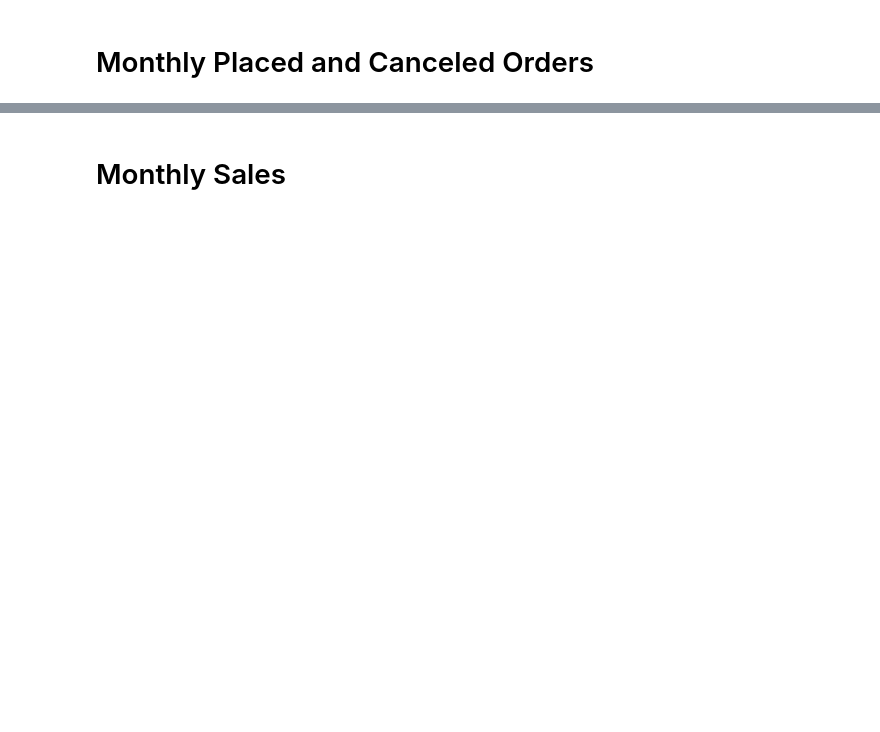
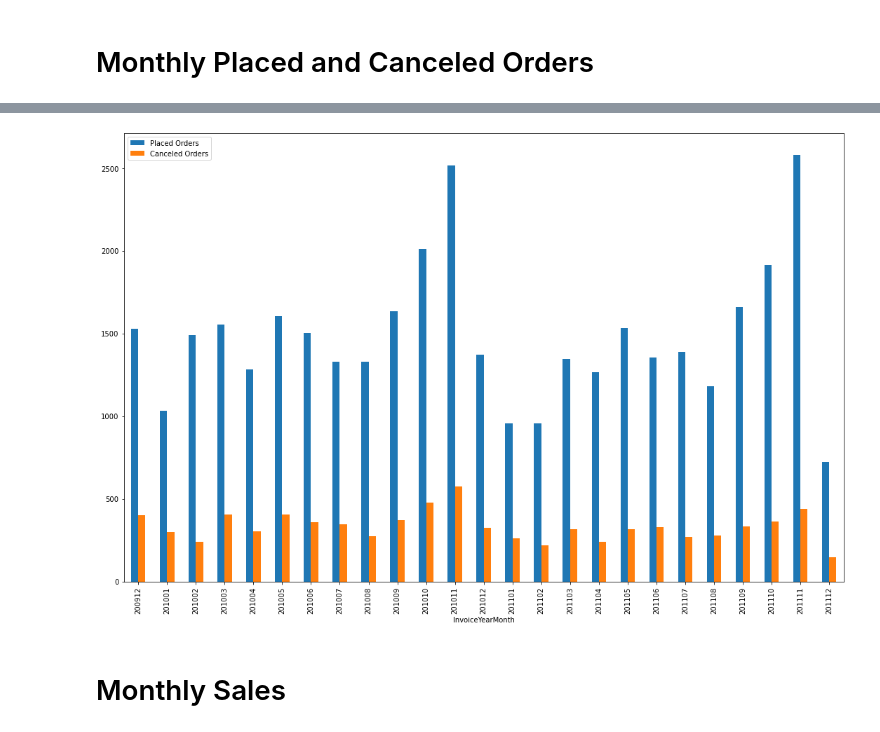
Before and after one commit to jarviscanada/jarvis_data_eng_CurtisLopes, a Jupyter notebook: python_data_analytics/retail_data_analytics_wrangling.ipynb, the cells around one changed output, grey strips where cells are left out. Drawn from its saved outputs; the diff is of its cells as text; code cells hidden in the pictures; blank space fills up the shorter version.

```diff
--- a/python_data_analytics/retail_data_analytics_wrangling.ipynb
+++ b/python_data_analytics/retail_data_analytics_wrangling.ipynb
@@ -254,6 +250,46 @@ plt.show()
 ![](https://i.imgur.com/tmLsPDf.jpg)
 
 ---
+# %%
+import pandas as pd
+import matplotlib.pyplot as plt
+
+retail_df['invoice_date'] = pd.to_datetime(retail_df['invoice_date'])
+
+# Create YYYYMM column for grouping
+retail_df['yyyymm'] = retail_df['invoice_date'].dt.strftime('%Y%m').astype(int)
+
+# Identify canceled orders (invoice_no starts with 'C')
+retail_df['is_canceled'] = retail_df['invoice_no'].str.startswith('C')
+
+# Get unique invoice_no with yyyymm
+invoice_months = retail_df[['invoice_no', 'yyyymm', 'is_canceled']].drop_duplicates()
+
+# Group by month
+monthly_summary = invoice_months.groupby('yyyymm').agg(
+    total_invoices=('invoice_no', 'count'),
+    canceled_invoices=('is_canceled', 'sum')  # now counting canceled *invoices*
+).reset_index()
+
+# Calculate placed orders
+monthly_summary['placed_orders'] = monthly_summary['total_invoices'] - 2 * monthly_summary['canceled_invoices']
+
+# Prepare for plotting
+plot_df = monthly_summary.rename(columns={
+    'yyyymm': 'Month',
+    'placed_orders': 'Placed Orders',
+    'canceled_invoices': 'Canceled Orders'
+})[['Month', 'Placed Orders', 'Canceled Orders']]
+
+# Plot
+plot_df.plot(x='Month', y=['Placed Orders', 'Canceled Orders'], kind='bar', figsize=(15, 10))
+
+# Format plot
+plt.xlabel('InvoiceYearMonth')
+plt.tight_layout()
+plt.show()
+# %% [output]
+[figure, added]
 # %% [markdown]
 # Monthly Sales
 # %% [markdown]
```
Also changed, not shown: parts of 10 cells of this notebook, 1 other file.
